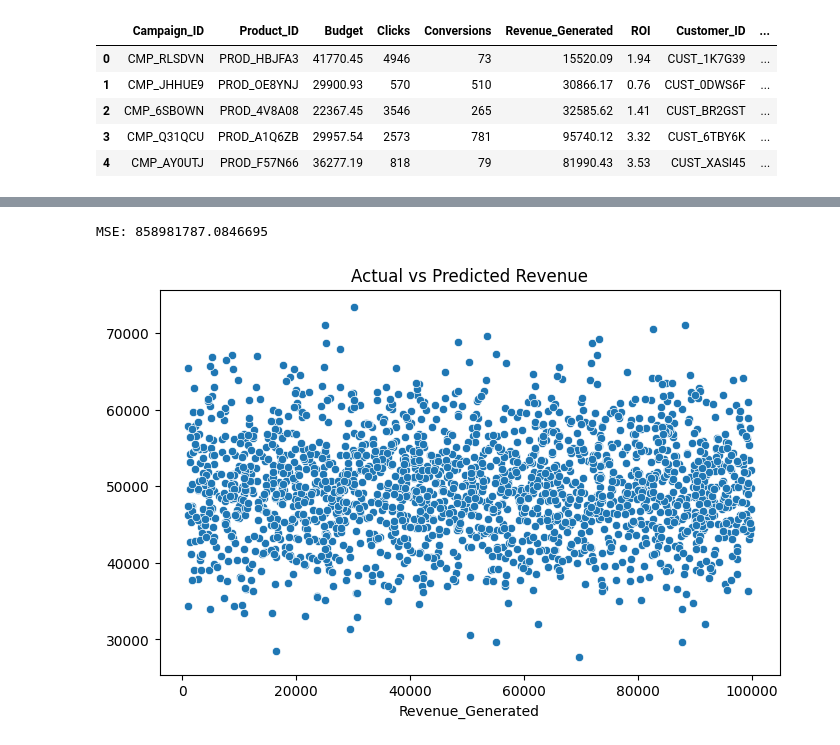
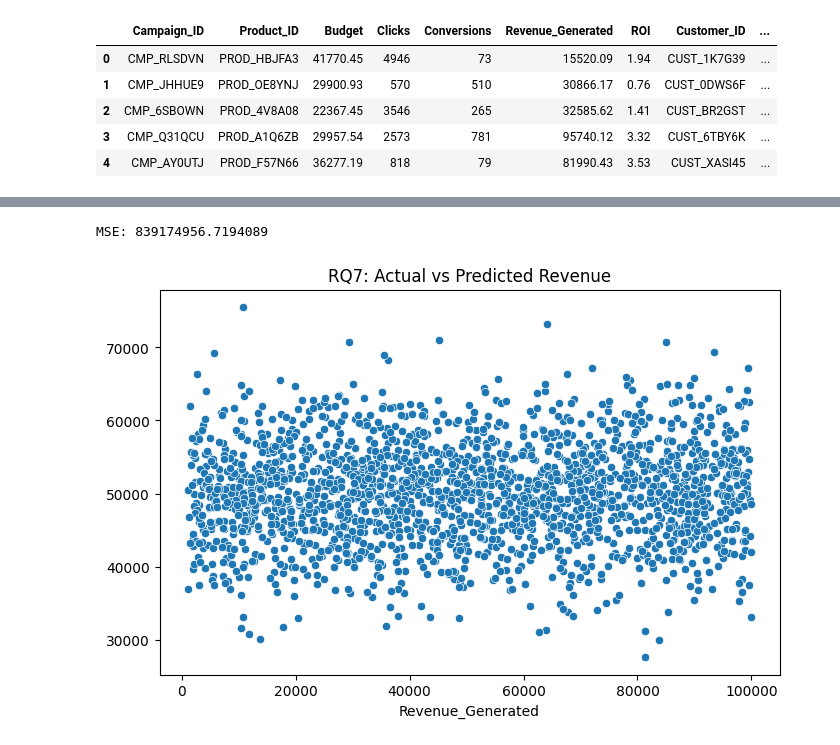
Before and after one commit to rohankush444/Market-Analysis-Project, a Jupyter notebook: notebook4fce4e8061.ipynb, the cells around one changed output, grey strips where cells are left out. Saved outputs shown, nothing was run; the diff lists cells and outputs as text; code cells hidden in the pictures.

Commit message:
Kaggle Notebook | notebook4fce4e8061 | Market Analysiss

```diff
--- a/notebook4fce4e8061.ipynb
+++ b/notebook4fce4e8061.ipynb
@@ -34,8 +34,6 @@ df.head()
 | 2 | CMP_6SBOWN | PROD_4V8A08 | 22367.45 | 3546 | 265 | 32585.62 | 1.41 | CUST_BR2GST | ... |
 | 3 | CMP_Q31QCU | PROD_A1Q6ZB | 29957.54 | 2573 | 781 | 95740.12 | 3.32 | CUST_6TBY6K | ... |
 | 4 | CMP_AY0UTJ | PROD_F57N66 | 36277.19 | 818 | 79 | 81990.43 | 3.53 | CUST_XASI45 | ... |
-# %%
-df = df.dropna(subset=['Budget', 'Revenue_Generated'])
 # %%
 plt.figure(figsize=(8,5))
 sns.scatterplot(data=df, x='Budget', y='Revenue_Generated')
@@ -180,27 +115,31 @@ rq6_table
 # %%
 from sklearn.model_selection import train_test_split
 from sklearn.ensemble import RandomForestRegressor
 from sklearn.metrics import mean_squared_error
 
 features = ['Budget', 'Clicks', 'Conversions', 'Units_Sold', 'Discount_Level']
+
 X = df[features]
 y = df['Revenue_Generated']
 
-X_train, X_test, y_train, y_test = train_test_split(X, y, test_size=0.2, random_state=42)
+X_train, X_test, y_train, y_test = train_test_split(X, y, test_size=0.2)
 
 model = RandomForestRegressor()
 model.fit(X_train, y_train)
 
 pred = model.predict(X_test)
 
 print("MSE:", mean_squared_error(y_test, pred))
 
 plt.figure(figsize=(8,5))
 sns.scatterplot(x=y_test, y=pred)
 
-plt.title("Actual vs Predicted Revenue")
-plt.savefig("RQ7_prediction.pdf", bbox_inches='tight')
+plt.title("RQ7: Actual vs Predicted Revenue")
+
+plt.savefig('/kaggle/working/RQ7.pdf', bbox_inches='tight')
 plt.show()
+
+pd.DataFrame({'Actual': y_test, 'Predicted': pred}).to_csv('/kaggle/working/RQ7.csv')
 # %% [output]
-MSE: 858981787.0846695
+MSE: 839174956.7194089
-[figure, old version]
+[figure, new version]
```
Also changed, not shown: parts of 7 cells of this notebook.
